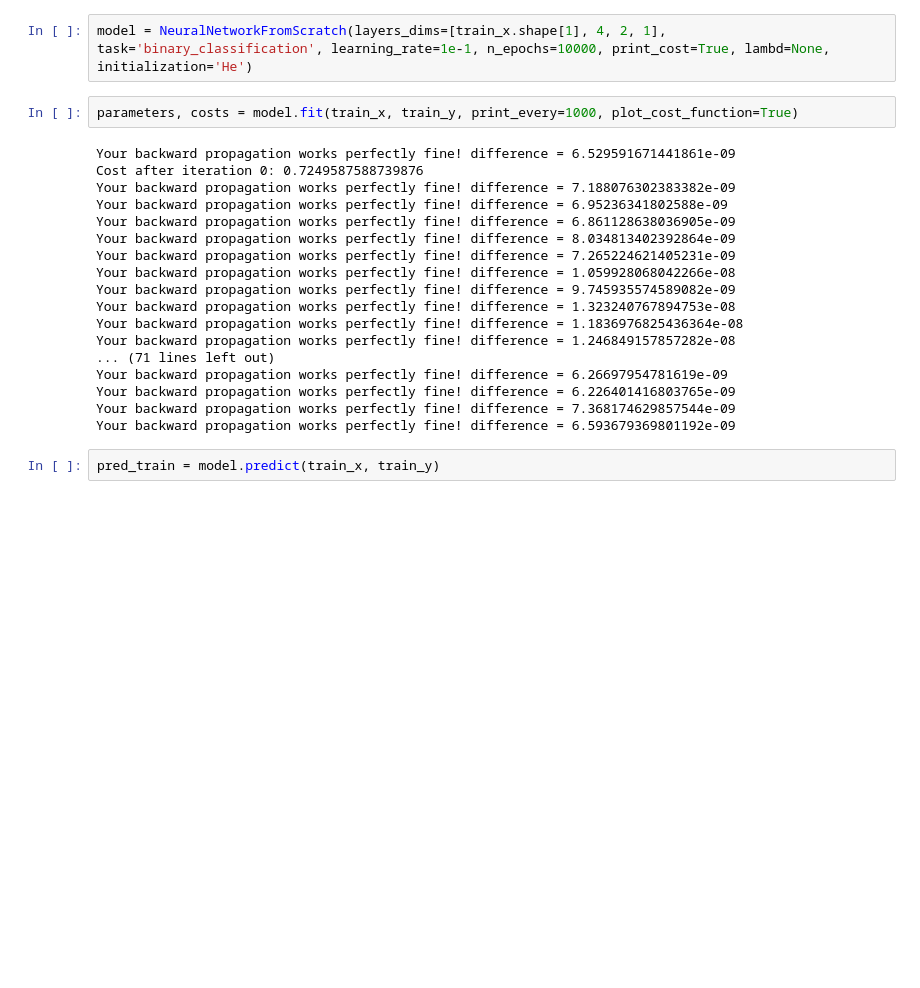
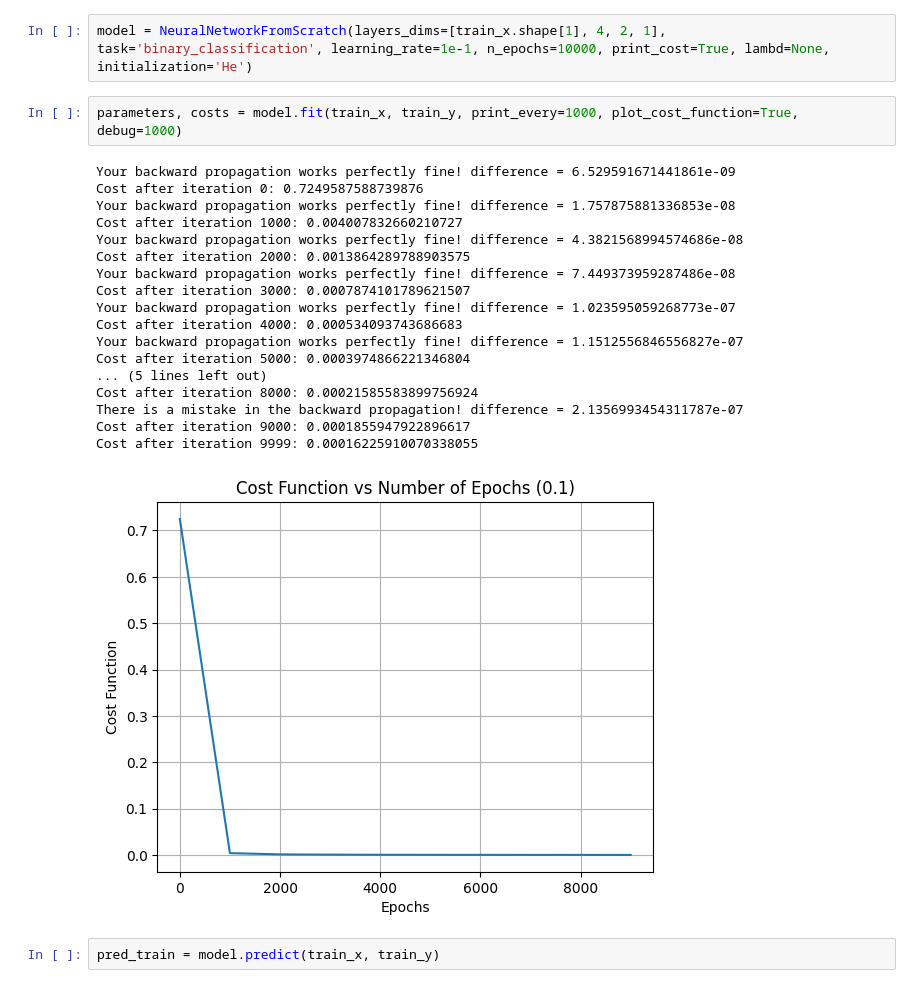
Before and after one commit to NickOLeeney/neural-network-from-scratch, a Jupyter notebook: examples/binary_classification.ipynb, the cells around one changed output. Cells and saved outputs as stored; diff of their text form; blank space fills up the shorter version.

```diff
--- a/examples/binary_classification.ipynb
+++ b/examples/binary_classification.ipynb
@@ -35,25 +35,26 @@ train_x, test_x, train_y, test_y = train_test_split(features, target, test_size=
 # %%
 model = NeuralNetworkFromScratch(layers_dims=[train_x.shape[1], 4, 2, 1], task='binary_classification', learning_rate=1e-1, n_epochs=10000, print_cost=True, lambd=None, initialization='He')
 # %%
-parameters, costs = model.fit(train_x, train_y, print_every=1000, plot_cost_function=True)
+parameters, costs = model.fit(train_x, train_y, print_every=1000, plot_cost_function=True, debug=1000)
 # %% [output]
 Your backward propagation works perfectly fine! difference = 6.529591671441861e-09
 Cost after iteration 0: 0.7249587588739876
-Your backward propagation works perfectly fine! difference = 7.188076302383382e-09
-Your backward propagation works perfectly fine! difference = 6.95236341802588e-09
-Your backward propagation works perfectly fine! difference = 6.861128638036905e-09
-Your backward propagation works perfectly fine! difference = 8.034813402392864e-09
-Your backward propagation works perfectly fine! difference = 7.265224621405231e-09
-Your backward propagation works perfectly fine! difference = 1.059928068042266e-08
-Your backward propagation works perfectly fine! difference = 9.745935574589082e-09
-Your backward propagation works perfectly fine! difference = 1.323240767894753e-08
-Your backward propagation works perfectly fine! difference = 1.1836976825436364e-08
-Your backward propagation works perfectly fine! difference = 1.246849157857282e-08
-... (71 lines left out)
-Your backward propagation works perfectly fine! difference = 6.26697954781619e-09
-Your backward propagation works perfectly fine! difference = 6.226401416803765e-09
-Your backward propagation works perfectly fine! difference = 7.368174629857544e-09
-Your backward propagation works perfectly fine! difference = 6.593679369801192e-09
+Your backward propagation works perfectly fine! difference = 1.757875881336853e-08
+Cost after iteration 1000: 0.004007832660210727
+Your backward propagation works perfectly fine! difference = 4.3821568994574686e-08
+Cost after iteration 2000: 0.0013864289788903575
+Your backward propagation works perfectly fine! difference = 7.449373959287486e-08
+Cost after iteration 3000: 0.0007874101789621507
+Your backward propagation works perfectly fine! difference = 1.023595059268773e-07
+Cost after iteration 4000: 0.000534093743686683
+Your backward propagation works perfectly fine! difference = 1.1512556846556827e-07
+Cost after iteration 5000: 0.0003974866221346804
+... (5 lines left out)
+Cost after iteration 8000: 0.00021585583899756924
+There is a mistake in the backward propagation! difference = 2.1356993454311787e-07
+Cost after iteration 9000: 0.0001855947922896617
+Cost after iteration 9999: 0.00016225910070338055
+[figure, added]
 # %%
 pred_train = model.predict(train_x, train_y)
 # %% [output]
```
Also changed, not shown: 4 other files.
